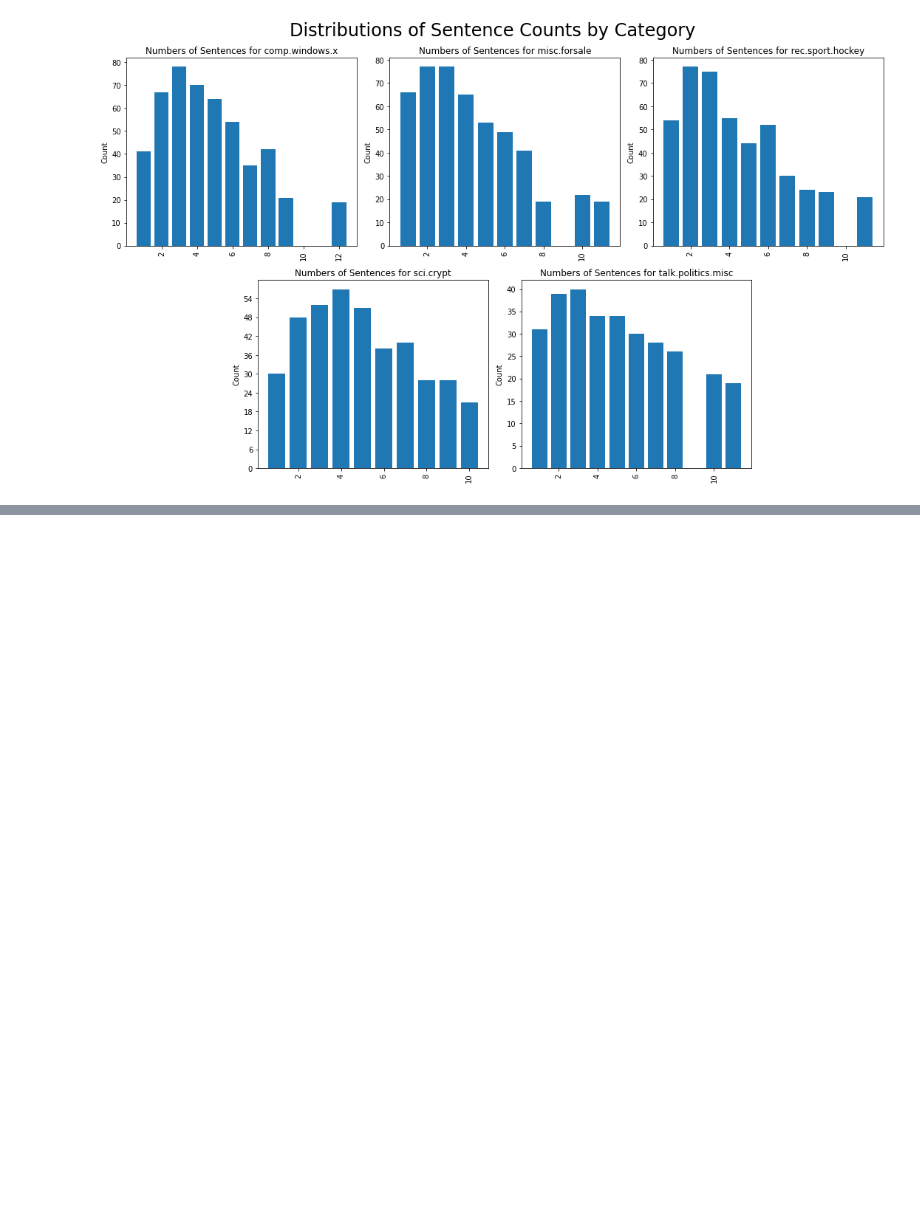
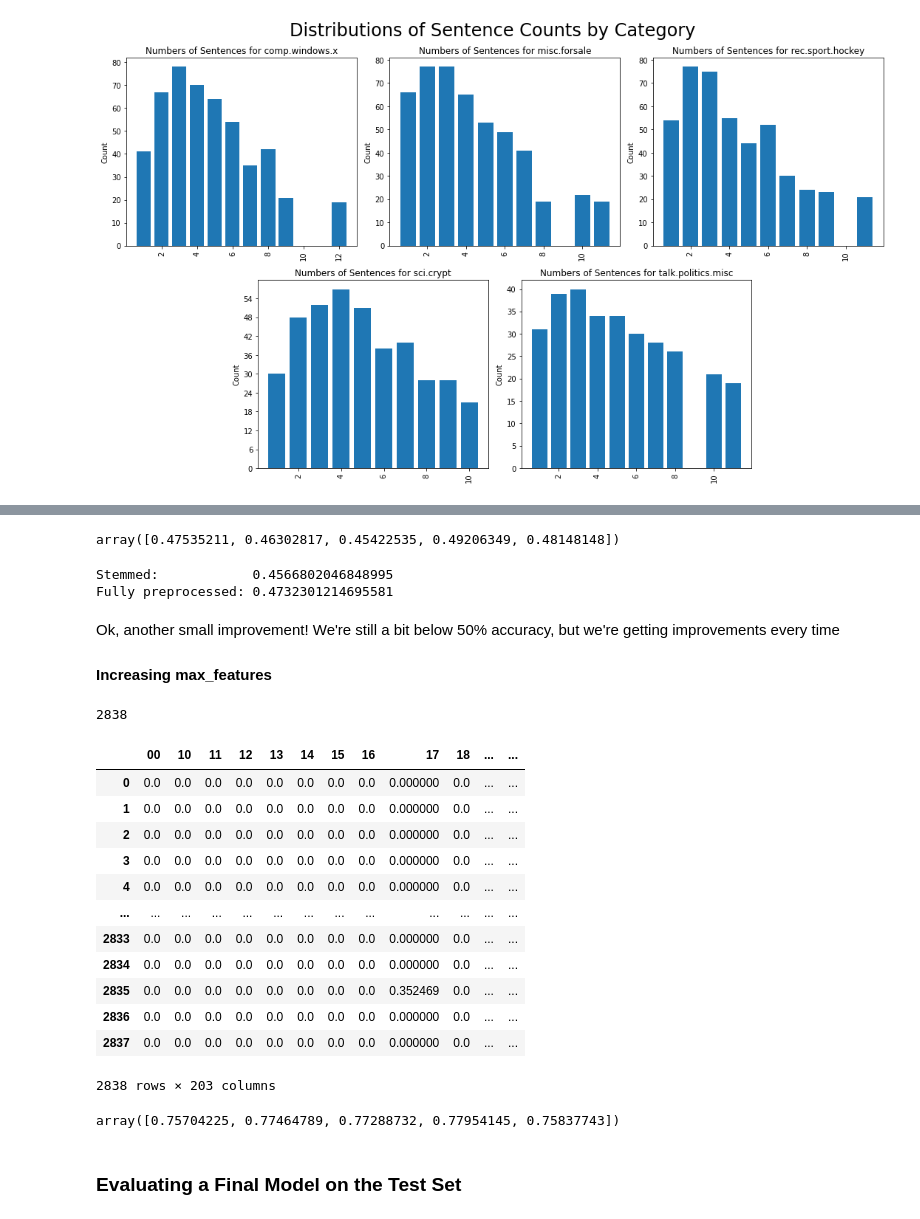
Before and after one commit to MellissaValle/Natural-Language-Processing, a Jupyter notebook: NLP Text Classification .ipynb, the cells around one changed output, grey strips where cells are left out. Drawn from its saved outputs; the diff is of its cells as text; code cells hidden in the pictures; blank space fills up the shorter version.

```diff
--- a/NLP Text Classification .ipynb
+++ b/NLP Text Classification .ipynb
@@ -582,0 +644,58 @@ fig.suptitle("Distributions of Sentence Counts by Category", fontsize=24);
+# %%
+preprocessed_cv = cross_val_score(baseline_model, preprocessed_X_train, y_train)
+preprocessed_cv
+# %% [output]
+array([0.47535211, 0.46302817, 0.45422535, 0.49206349, 0.48148148])
+# %%
+print("Stemmed:           ", stemmed_cv.mean())
+print("Fully preprocessed:", preprocessed_cv.mean())
+# %% [output]
+Stemmed:            0.4566802046848995
+Fully preprocessed: 0.4732301214695581
+# %% [markdown]
+Ok, another small improvement! We're still a bit below 50% accuracy, but we're getting improvements every time
+
+#### Increasing max_features
+# %%
+len(X_train)
+# %% [output]
+2838
+# %%
+
+# Instantiate the vectorizer
+tfidf = TfidfVectorizer(
+    max_features=200,
+    stop_words=stemmed_stopwords,
+    tokenizer=stem_and_tokenize
+)
+
+# Fit the vectorizer on X_train["text"] and transform it
+X_train_vectorized = tfidf.fit_transform(X_train["text"])
+
+# Create a full df of vectorized + engineered features
+X_train_vectorized_df = pd.DataFrame(X_train_vectorized.toarray(), columns=tfidf.get_feature_names())
+final_X_train = pd.concat([
+    X_train_vectorized_df, X_train[["num_sentences", "contains_price", "contains_emoticon"]]
+], axis=1)
+final_X_train
+# %% [output]
+|  | 00 | 10 | 11 | 12 | 13 | 14 | 15 | 16 | 17 | 18 | ... | ... |
+| 0 | 0.0 | 0.0 | 0.0 | 0.0 | 0.0 | 0.0 | 0.0 | 0.0 | 0.000000 | 0.0 | ... | ... |
+| 1 | 0.0 | 0.0 | 0.0 | 0.0 | 0.0 | 0.0 | 0.0 | 0.0 | 0.000000 | 0.0 | ... | ... |
+| 2 | 0.0 | 0.0 | 0.0 | 0.0 | 0.0 | 0.0 | 0.0 | 0.0 | 0.000000 | 0.0 | ... | ... |
+| 3 | 0.0 | 0.0 | 0.0 | 0.0 | 0.0 | 0.0 | 0.0 | 0.0 | 0.000000 | 0.0 | ... | ... |
+| 4 | 0.0 | 0.0 | 0.0 | 0.0 | 0.0 | 0.0 | 0.0 | 0.0 | 0.000000 | 0.0 | ... | ... |
+| ... | ... | ... | ... | ... | ... | ... | ... | ... | ... | ... | ... | ... |
+| 2833 | 0.0 | 0.0 | 0.0 | 0.0 | 0.0 | 0.0 | 0.0 | 0.0 | 0.000000 | 0.0 | ... | ... |
+| 2834 | 0.0 | 0.0 | 0.0 | 0.0 | 0.0 | 0.0 | 0.0 | 0.0 | 0.000000 | 0.0 | ... | ... |
+| 2835 | 0.0 | 0.0 | 0.0 | 0.0 | 0.0 | 0.0 | 0.0 | 0.0 | 0.352469 | 0.0 | ... | ... |
+| 2836 | 0.0 | 0.0 | 0.0 | 0.0 | 0.0 | 0.0 | 0.0 | 0.0 | 0.000000 | 0.0 | ... | ... |
+| 2837 | 0.0 | 0.0 | 0.0 | 0.0 | 0.0 | 0.0 | 0.0 | 0.0 | 0.000000 | 0.0 | ... | ... |
+2838 rows × 203 columns
+# %%
+final_cv = cross_val_score(baseline_model, final_X_train, y_train)
+final_cv
+# %% [output]
+array([0.75704225, 0.77464789, 0.77288732, 0.77954145, 0.75837743])
+# %% [markdown]
+### Evaluating a Final Model on the Test Set
```
Also changed, not shown: parts of 17 cells of this notebook.
